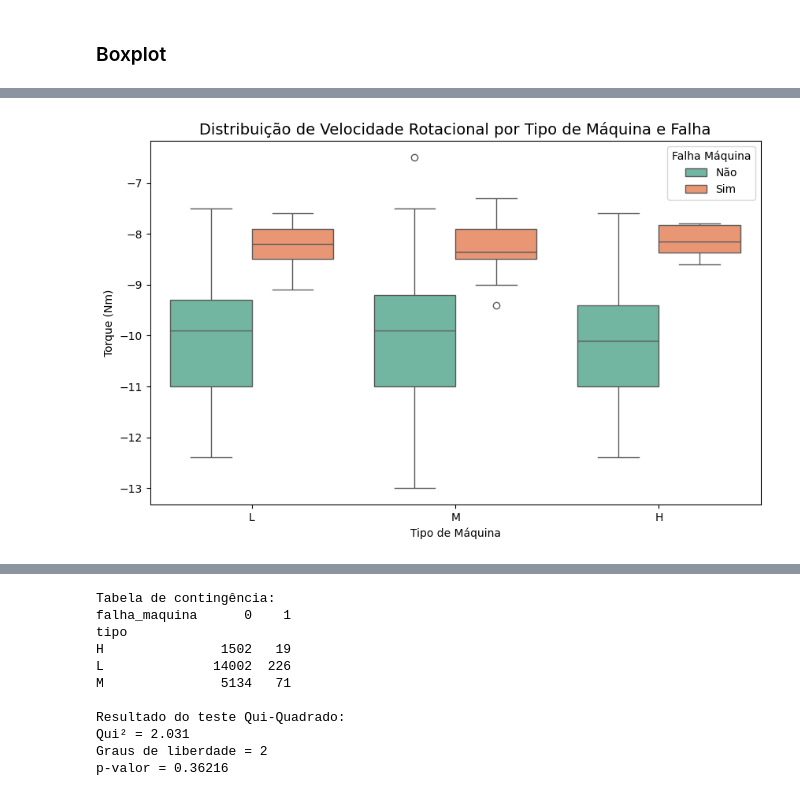
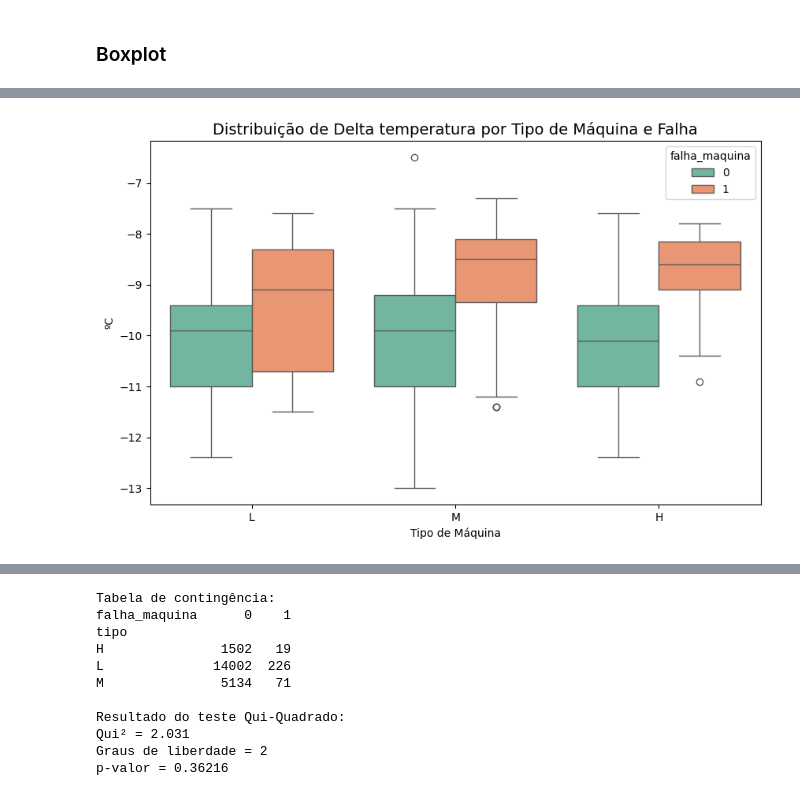
Before and after one commit to devryoshio/fiesc, a Jupyter notebook: Bootcamp Ciência de Dados e Inteligência Artificial.ipynb, the cells around one changed output, grey strips where cells are left out. Saved outputs shown, nothing was run; the diff lists cells and outputs as text; code cells hidden in the pictures.

```diff
--- a/Bootcamp Ciência de Dados e Inteligência Artificial.ipynb
+++ b/Bootcamp Ciência de Dados e Inteligência Artificial.ipynb
@@ -933,43 +874,6 @@ plt.show()
-# %%
-plt.figure(figsize=(10,6))
-ax = sns.boxplot(
-    data=df,
-    x="tipo",                # categoria (L/M/H)
-    y="delta_temperatura",   # variável contínua
-    hue="falha_dissipacao_calor",     # continua 0/1
-    palette="Set2"
-)
-
-plt.title("Distribuição de Velocidade Rotacional por Tipo de Máquina e Falha", fontsize=14)
-plt.xlabel("Tipo de Máquina")
-plt.ylabel("Torque (Nm)")
-
-# Ajusta legenda manualmente
-handles, _ = ax.get_legend_handles_labels()
-plt.legend(handles, ["Não", "Sim"], title="Falha Máquina")
-
-plt.show()
-# %% [output]
-[figure, removed]
-# %%
-# Carregar dataset
-df = pd.read_csv("meu_dataset_limpo.csv")
-
-fig = px.box(
-    df,
-    x="tipo",
-    y="velocidade_rotacional",
-    color="falha_maquina",
-    points="all",  # mostra também pontos individuais (pode trocar por "outliers")
-    labels={
-        "tipo": "Tipo de Máquina",
-        "velocidade_rotacional": "Velocidade Rotacional (RPM)",
-        "falha_maquina": "Falha Máquina"
-    },
-    title="Distribuição de Velocidade Rotacional por Tipo de Máquina e Falha"
-)
-
-# Ajustar legenda 0/1 para Não/Sim
-fig.for_each_trace(lambda t: t.update(name = "Não" if t.name == "0" else "Sim"))
-
-fig.show()
+# %%
+plot_boxplot(df, x_col="tipo", y_col="delta_temperatura", hue_col="falha_maquina",
+             title="Distribuição de Delta temperatura por Tipo de Máquina e Falha",
+             xlabel="Tipo de Máquina", ylabel="ºC")
+# %% [output]
+[figure, added]
```
Also changed, not shown: parts of 38 cells of this notebook.
